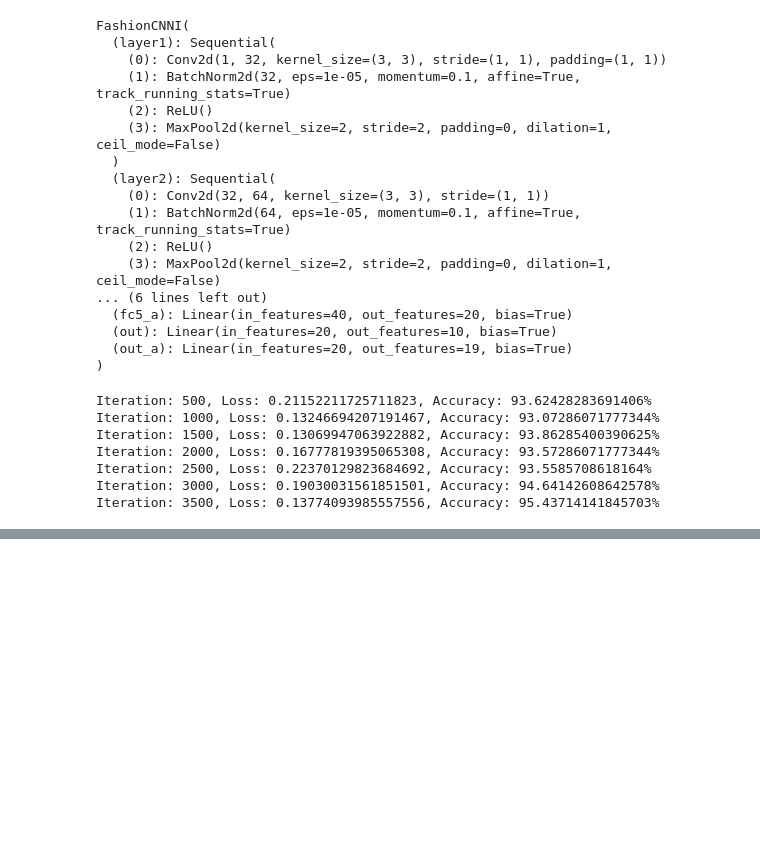
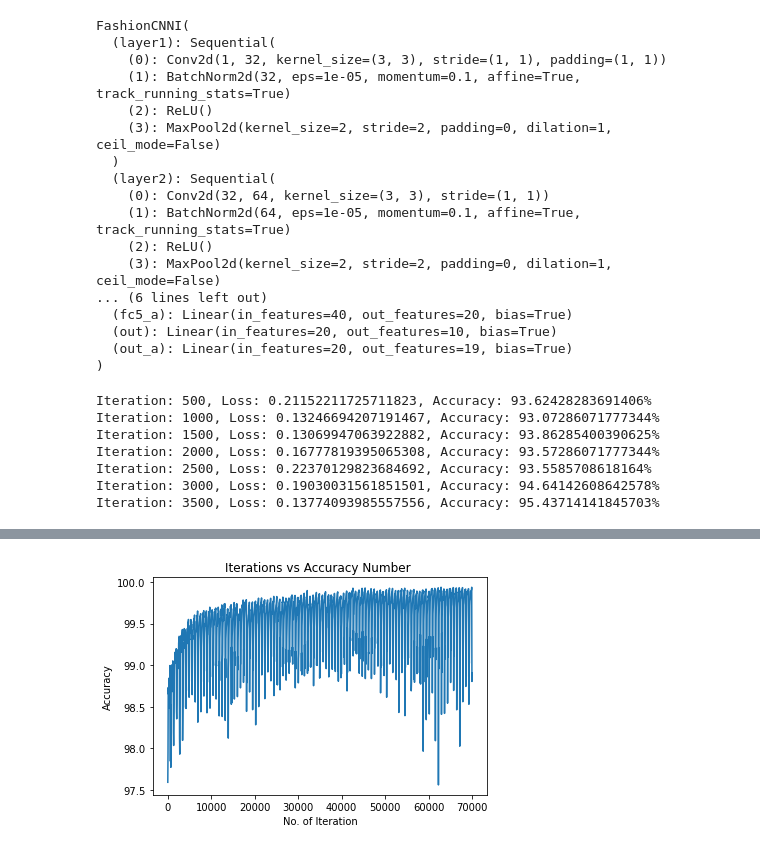
Before and after one commit to Nageswar-Sahoo/EVA-8, a Jupyter notebook: Untitled1.ipynb, the cells around one changed output, grey strips where cells are left out. Cells and saved outputs as stored; diff of their text form; code cells hidden in the pictures; blank space fills up the shorter version.

```diff
--- a/Untitled1.ipynb
+++ b/Untitled1.ipynb
@@ -742,0 +606,12 @@ plt.show()
+# %%
+accuracy_list_c=[]
+for a in accuracy_list:
+  accuracy_list_c.append(a.cpu().numpy())
+# %%
+plt.plot(iteration_list, accuracy_list_c)
+plt.xlabel("No. of Iteration")
+plt.ylabel("Accuracy")
+plt.title("Iterations vs Accuracy Number ")
+plt.show()
+# %% [output]
+[figure, added]
```
Also changed, not shown: parts of 29 cells of this notebook.
